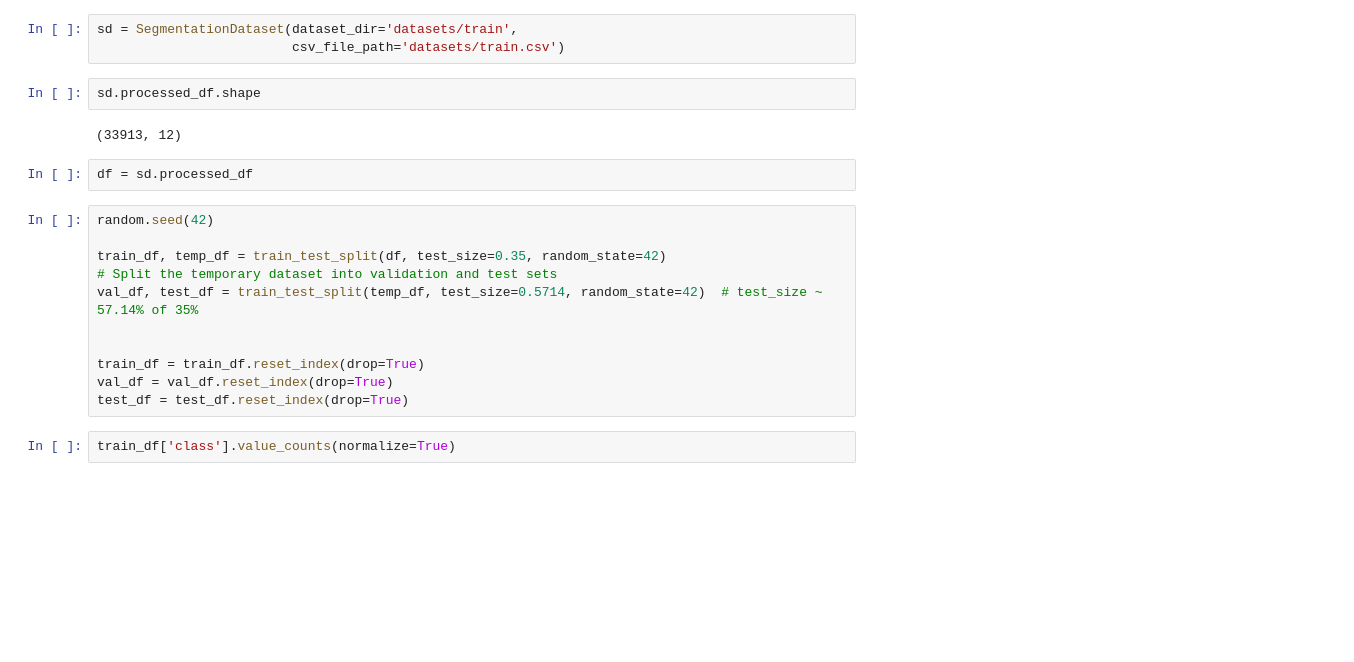
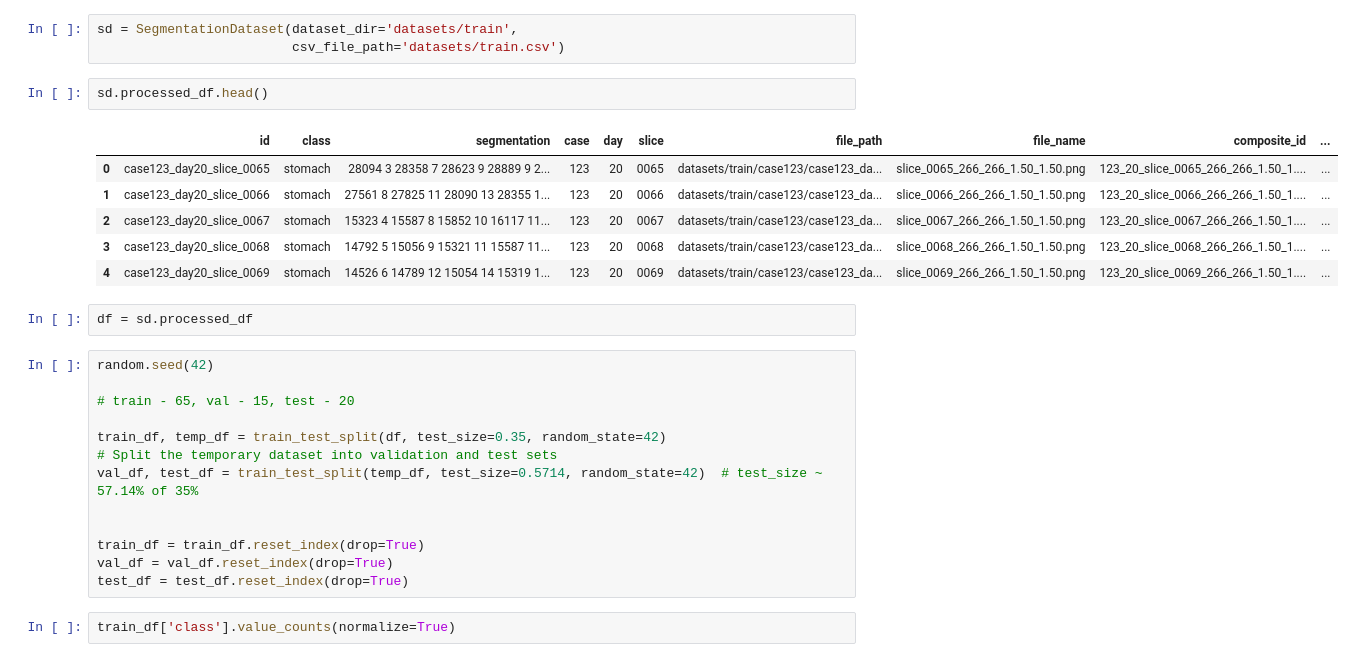
Before and after one commit to Srikaran13/gi-tract-image-segmentation, a Jupyter notebook: notebooks/test.ipynb, the cells around one changed output. Drawn from its saved outputs; the diff is of its cells as text; blank space fills up the shorter version.

Commit message:
Updated test notebook

```diff
--- a/notebooks/test.ipynb
+++ b/notebooks/test.ipynb
@@ -29,13 +33,20 @@ from src.data import SegmentationDataset
 sd = SegmentationDataset(dataset_dir='datasets/train',
                          csv_file_path='datasets/train.csv')
 # %%
-sd.processed_df.shape
+sd.processed_df.head()
 # %% [output]
-(33913, 12)
+|  | id | class | segmentation | case | day | slice | file_path | file_name | composite_id | ... |
+| 0 | case123_day20_slice_0065 | stomach | 28094 3 28358 7 28623 9 28889 9 2... | 123 | 20 | 0065 | datasets/train/case123/case123_da... | slice_0065_266_266_1.50_1.50.png | 123_20_slice_0065_266_266_1.50_1.... | ... |
+| 1 | case123_day20_slice_0066 | stomach | 27561 8 27825 11 28090 13 28355 1... | 123 | 20 | 0066 | datasets/train/case123/case123_da... | slice_0066_266_266_1.50_1.50.png | 123_20_slice_0066_266_266_1.50_1.... | ... |
+| 2 | case123_day20_slice_0067 | stomach | 15323 4 15587 8 15852 10 16117 11... | 123 | 20 | 0067 | datasets/train/case123/case123_da... | slice_0067_266_266_1.50_1.50.png | 123_20_slice_0067_266_266_1.50_1.... | ... |
+| 3 | case123_day20_slice_0068 | stomach | 14792 5 15056 9 15321 11 15587 11... | 123 | 20 | 0068 | datasets/train/case123/case123_da... | slice_0068_266_266_1.50_1.50.png | 123_20_slice_0068_266_266_1.50_1.... | ... |
+| 4 | case123_day20_slice_0069 | stomach | 14526 6 14789 12 15054 14 15319 1... | 123 | 20 | 0069 | datasets/train/case123/case123_da... | slice_0069_266_266_1.50_1.50.png | 123_20_slice_0069_266_266_1.50_1.... | ... |
 # %%
 df = sd.processed_df
 # %%
 random.seed(42)
+
+# train - 65, val - 15, test - 20
 
 train_df, temp_df = train_test_split(df, test_size=0.35, random_state=42)
 # Split the temporary dataset into validation and test sets
```
Also changed, not shown: parts of 37 cells of this notebook, 3 other files.
